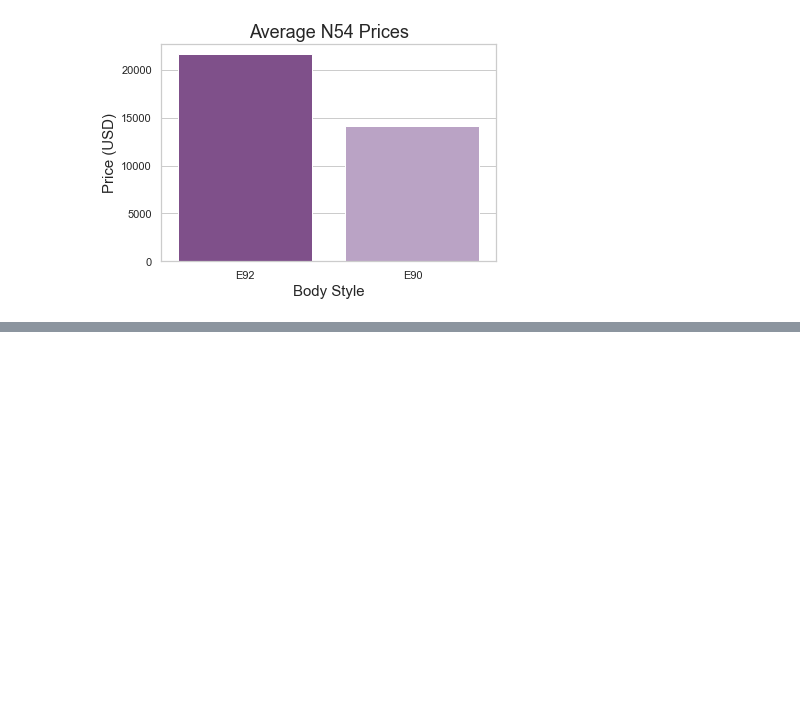
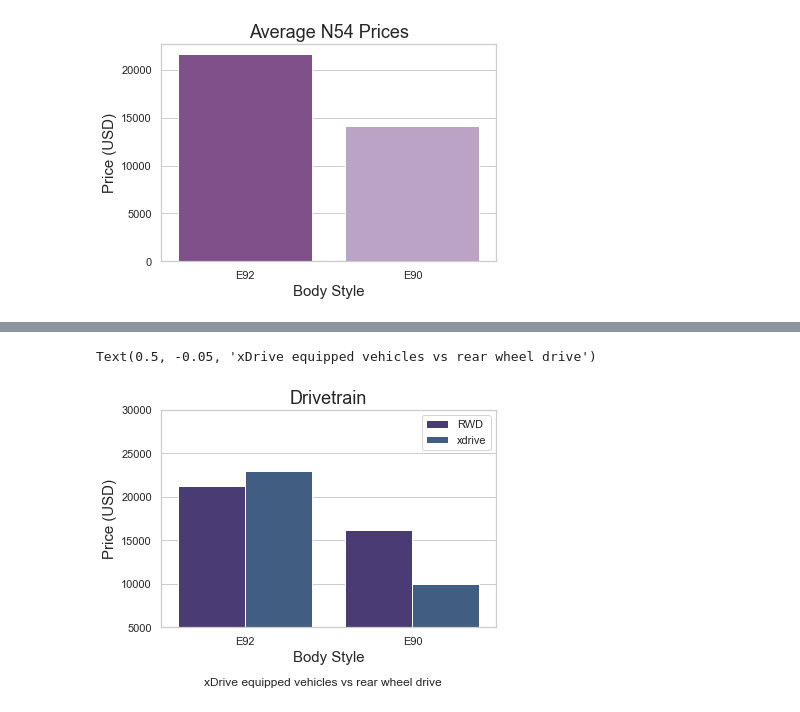
Before and after one commit to MarioRashadHUB/BMW-Price-Analysis, a Jupyter notebook: eda.ipynb, the cells around one changed output, grey strips where cells are left out. Drawn from its saved outputs; the diff is of its cells as text; code cells hidden in the pictures; blank space fills up the shorter version.

```diff
--- a/eda.ipynb
+++ b/eda.ipynb
@@ -278,2 +282,22 @@ high_miles_graph.set_ylim(5000, 15000)
 # %%
-# drivetrain_graph = sns.barplot(data=df, )
+sns.set_palette("viridis")
+
+
+drivetrain_graph = sns.barplot(data=df,x='body_style', y='Price',
+                               hue='xdrive_yn', ci=None)
+
+drivetrain_graph.set_xlabel("Body Style", fontsize = 15)
+
+drivetrain_graph.set_ylabel("Price (USD)", fontsize = 15)
+
+drivetrain_graph.set_title("Drivetrain", fontsize = 18)
+
+drivetrain_graph.legend(labels=['RWD',
+                               'xdrive'])
+
+drivetrain_graph.set_ylim(5000, 30000)
+
+plt.suptitle("xDrive equipped vehicles vs rear wheel drive", fontsize=12, y=-0.05)
+# %% [output]
+Text(0.5, -0.05, 'xDrive equipped vehicles vs rear wheel drive')
+[figure, added]
```
Also changed, not shown: parts of 3 cells of this notebook.
